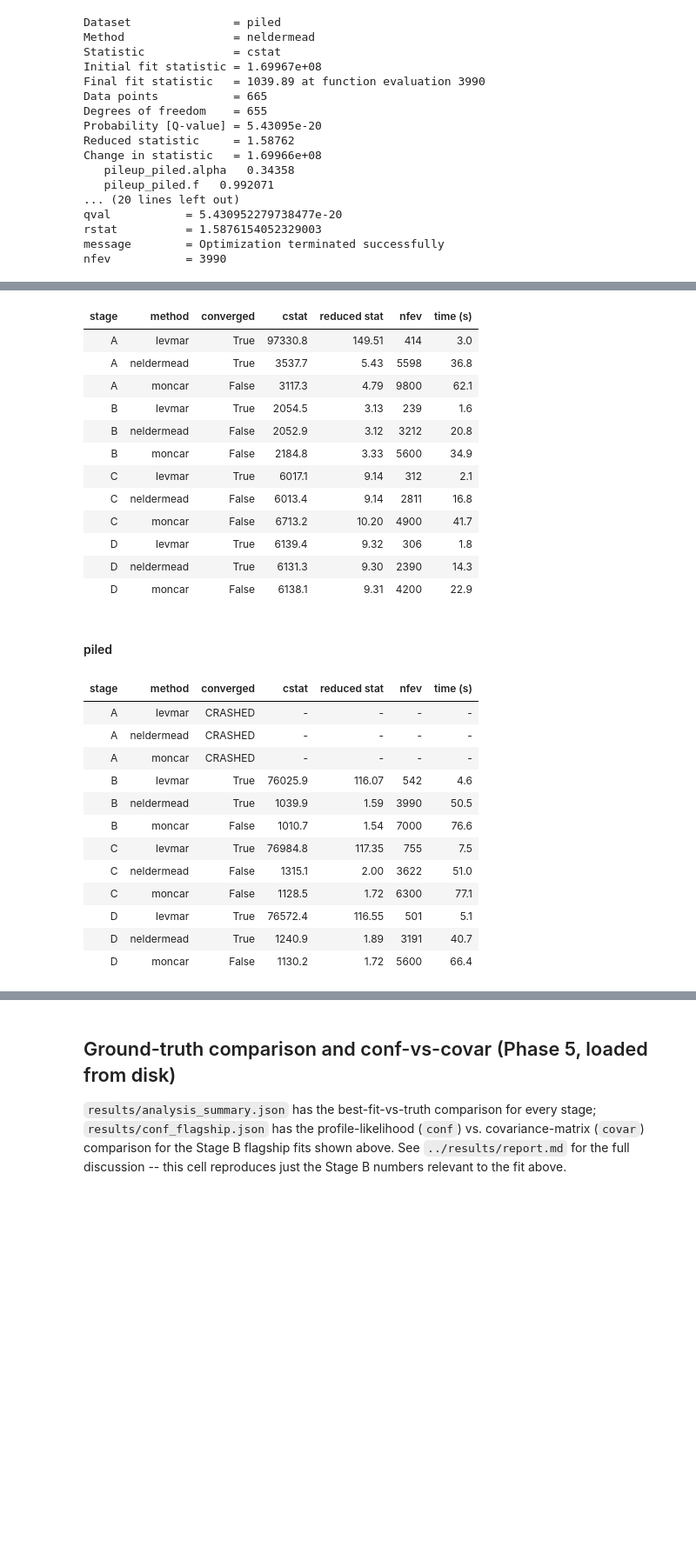
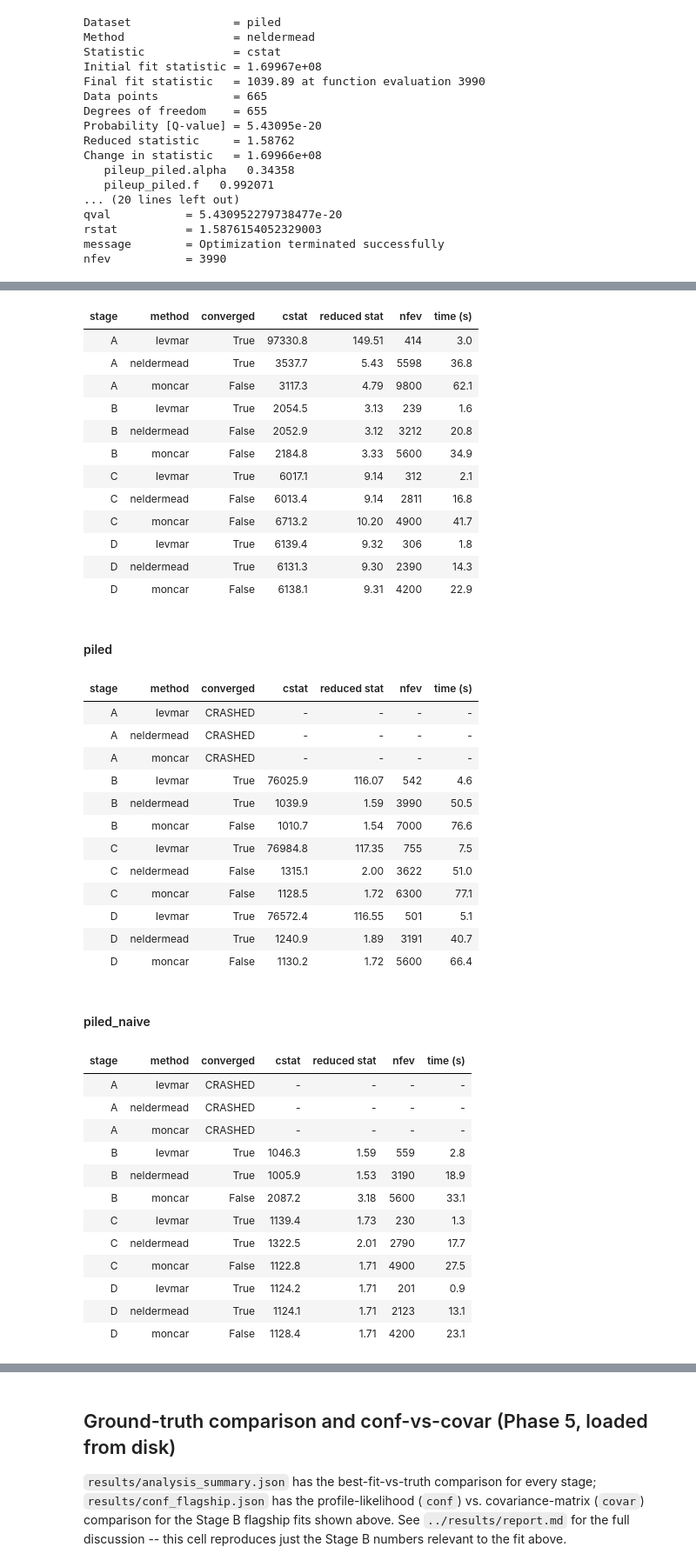
Before and after one commit to juramaga/pileup-relxill-fits, a Jupyter notebook: notebook/relxill_pileup_fitting.ipynb, the cells around one changed output, grey strips where cells are left out. Shown at 87% size. Drawn from its saved outputs; the diff is of its cells as text; code cells hidden in the pictures; blank space fills up the shorter version.

```diff
--- a/notebook/relxill_pileup_fitting.ipynb
+++ b/notebook/relxill_pileup_fitting.ipynb
@@ -305,7 +391,9 @@ records = raw["records"]
 STAGES = ["A", "B", "C", "D"]
 METHODS = ["levmar", "neldermead", "moncar"]
 
-for spectrum in ("unpiled", "piled"):
+SPECTRA = ["unpiled", "piled", "piled_naive"]
+
+for spectrum in SPECTRA:
     rows = []
     for stage in STAGES:
         for method in METHODS:
@@ -326,31 +414,45 @@ for spectrum in ("unpiled", "piled"):
         rows)))
 # %% [output]
 unpiled
 | stage | method | converged | cstat | reduced stat | nfev | time (s) |
 | A | levmar | True | 97330.8 | 149.51 | 414 | 3.0 |
 | A | neldermead | True | 3537.7 | 5.43 | 5598 | 36.8 |
 | A | moncar | False | 3117.3 | 4.79 | 9800 | 62.1 |
 | B | levmar | True | 2054.5 | 3.13 | 239 | 1.6 |
 | B | neldermead | False | 2052.9 | 3.12 | 3212 | 20.8 |
 | B | moncar | False | 2184.8 | 3.33 | 5600 | 34.9 |
 | C | levmar | True | 6017.1 | 9.14 | 312 | 2.1 |
 | C | neldermead | False | 6013.4 | 9.14 | 2811 | 16.8 |
 | C | moncar | False | 6713.2 | 10.20 | 4900 | 41.7 |
 | D | levmar | True | 6139.4 | 9.32 | 306 | 1.8 |
 | D | neldermead | True | 6131.3 | 9.30 | 2390 | 14.3 |
 | D | moncar | False | 6138.1 | 9.31 | 4200 | 22.9 |
 piled
 | stage | method | converged | cstat | reduced stat | nfev | time (s) |
 | A | levmar | CRASHED | - | - | - | - |
 | A | neldermead | CRASHED | - | - | - | - |
 | A | moncar | CRASHED | - | - | - | - |
 | B | levmar | True | 76025.9 | 116.07 | 542 | 4.6 |
 | B | neldermead | True | 1039.9 | 1.59 | 3990 | 50.5 |
 | B | moncar | False | 1010.7 | 1.54 | 7000 | 76.6 |
 | C | levmar | True | 76984.8 | 117.35 | 755 | 7.5 |
 | C | neldermead | False | 1315.1 | 2.00 | 3622 | 51.0 |
 | C | moncar | False | 1128.5 | 1.72 | 6300 | 77.1 |
 | D | levmar | True | 76572.4 | 116.55 | 501 | 5.1 |
 | D | neldermead | True | 1240.9 | 1.89 | 3191 | 40.7 |
 | D | moncar | False | 1130.2 | 1.72 | 5600 | 66.4 |
+piled_naive
+| stage | method | converged | cstat | reduced stat | nfev | time (s) |
+| A | levmar | CRASHED | - | - | - | - |
+| A | neldermead | CRASHED | - | - | - | - |
+| A | moncar | CRASHED | - | - | - | - |
+| B | levmar | True | 1046.3 | 1.59 | 559 | 2.8 |
+| B | neldermead | True | 1005.9 | 1.53 | 3190 | 18.9 |
+| B | moncar | False | 2087.2 | 3.18 | 5600 | 33.1 |
+| C | levmar | True | 1139.4 | 1.73 | 230 | 1.3 |
+| C | neldermead | True | 1322.5 | 2.01 | 2790 | 17.7 |
+| C | moncar | False | 1122.8 | 1.71 | 4900 | 27.5 |
+| D | levmar | True | 1124.2 | 1.71 | 201 | 0.9 |
+| D | neldermead | True | 1124.1 | 1.71 | 2123 | 13.1 |
+| D | moncar | False | 1128.4 | 1.71 | 4200 | 23.1 |
 # %% [markdown]
```
Also changed, not shown: parts of 16 cells of this notebook, 26 other files.
